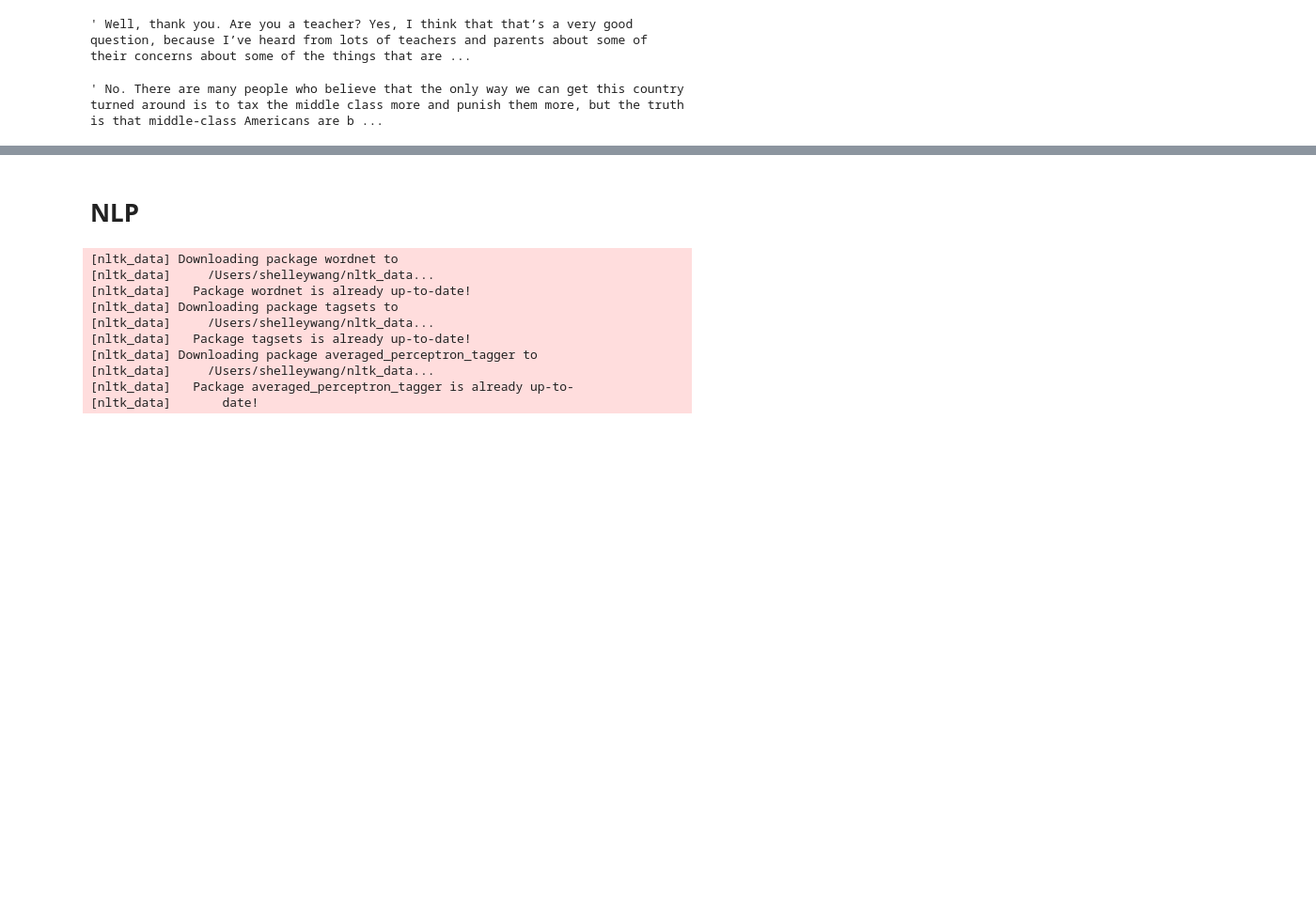
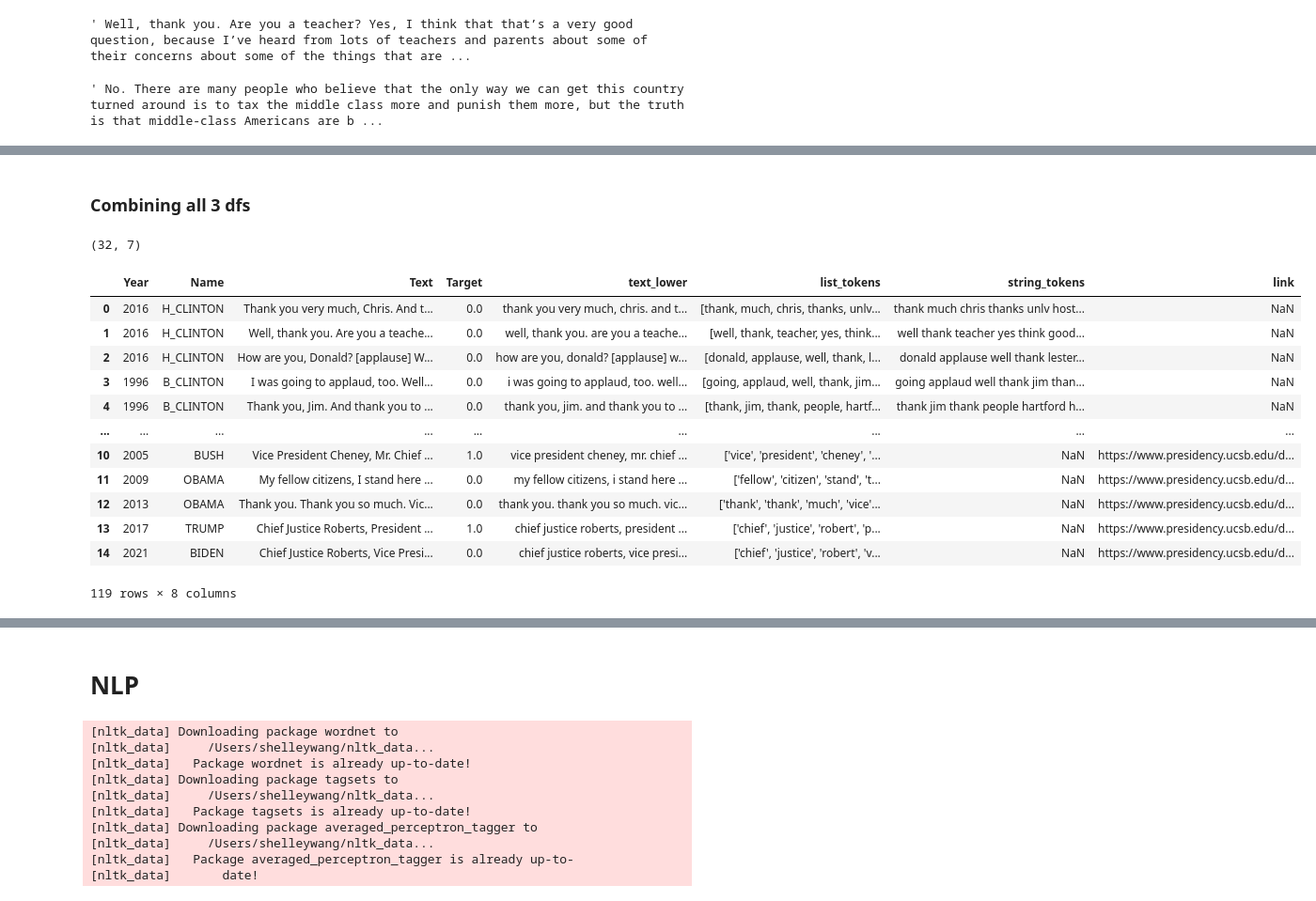
Before and after one commit to natehiatt/presidency_project, a Jupyter notebook: notebooks/shelley_scratch.ipynb, the cells around one changed output, grey strips where cells are left out. Shown: that part at 94% size. Cells and saved outputs as stored; diff of their text form; code cells hidden in the pictures; blank space fills up the shorter version.

```diff
--- a/notebooks/shelley_scratch.ipynb
+++ b/notebooks/shelley_scratch.ipynb
@@ -493,0 +559,6 @@ Name: count, dtype: int64
+# %%
+mask = (conventions_df['Name'] == "BUSH") & (conventions_df['Year'] > 1990)
+conventions_df.loc[mask, 'Name'] = "BUSH_2"
+# %%
+mask = (conventions_df['Name'] == "BUSH") & (conventions_df['Year'] < 1990)
+conventions_df.loc[mask, 'Name'] = "BUSH_1"
@@ -493,0 +587,18 @@ Name: count, dtype: int64
+# %%
+inaugural_df = pd.read_csv('../data/inaugural_speeches.csv')
+inaugural_df.drop(columns='Unnamed: 0', inplace=True)
+inaugural_df.rename(columns = {'date':'Year', 'name':'Name','text':'Text', 'tokens':'list_tokens'}, inplace = True)
+
+dems = ['kennedy', 'johnson', 'carter', 'clinton', 'obama', 'biden']
+
+inaugural_df['Target'] = 1  # Default value for rows not matching dems or ind
+
+for row in inaugural_df['Name']:
+    if row in dems:
+        inaugural_df.loc[inaugural_df['Name'] == row, 'Target'] = 0
+    else:
+        inaugural_df.loc[inaugural_df['Name'] == row, 'Target'] = 1
+
+inaugural_df['Name'] = [name.upper() for name in inaugural_df['Name']]
+
+inaugural_df.head()
@@ -493,0 +612,2 @@ Name: count, dtype: int64
+# %%
+inaugural_df['Name'] = inaugural_df['Name'].replace(to_replace={'CLINTON':'B_CLINTON'})
@@ -493,0 +629,23 @@ Name: count, dtype: int64
+# %% [markdown]
+### Combining all 3 dfs
+# %%
+conventions_df.shape
+# %% [output]
+(32, 7)
+# %%
+final_df = pd.concat([result_df, conventions_df, inaugural_df], axis=0)
+final_df
+# %% [output]
+|  | Year | Name | Text | Target | text_lower | list_tokens | string_tokens | link |
+| 0 | 2016 | H_CLINTON | Thank you very much, Chris. And t... | 0.0 | thank you very much, chris. and t... | [thank, much, chris, thanks, unlv... | thank much chris thanks unlv host... | NaN |
+| 1 | 2016 | H_CLINTON | Well, thank you. Are you a teache... | 0.0 | well, thank you. are you a teache... | [well, thank, teacher, yes, think... | well thank teacher yes think good... | NaN |
+| 2 | 2016 | H_CLINTON | How are you, Donald? [applause] W... | 0.0 | how are you, donald? [applause] w... | [donald, applause, well, thank, l... | donald applause well thank lester... | NaN |
+| 3 | 1996 | B_CLINTON | I was going to applaud, too. Well... | 0.0 | i was going to applaud, too. well... | [going, applaud, well, thank, jim... | going applaud well thank jim than... | NaN |
+| 4 | 1996 | B_CLINTON | Thank you, Jim. And thank you to ... | 0.0 | thank you, jim. and thank you to ... | [thank, jim, thank, people, hartf... | thank jim thank people hartford h... | NaN |
+| ... | ... | ... | ... | ... | ... | ... | ... | ... |
+| 10 | 2005 | BUSH | Vice President Cheney, Mr. Chief ... | 1.0 | vice president cheney, mr. chief ... | ['vice', 'president', 'cheney', '... | NaN | https://www.presidency.ucsb.edu/d... |
+| 11 | 2009 | OBAMA | My fellow citizens, I stand here ... | 0.0 | my fellow citizens, i stand here ... | ['fellow', 'citizen', 'stand', 't... | NaN | https://www.presidency.ucsb.edu/d... |
+| 12 | 2013 | OBAMA | Thank you. Thank you so much. Vic... | 0.0 | thank you. thank you so much. vic... | ['thank', 'thank', 'much', 'vice'... | NaN | https://www.presidency.ucsb.edu/d... |
+| 13 | 2017 | TRUMP | Chief Justice Roberts, President ... | 1.0 | chief justice roberts, president ... | ['chief', 'justice', 'robert', 'p... | NaN | https://www.presidency.ucsb.edu/d... |
+| 14 | 2021 | BIDEN | Chief Justice Roberts, Vice Presi... | 0.0 | chief justice roberts, vice presi... | ['chief', 'justice', 'robert', 'v... | NaN | https://www.presidency.ucsb.edu/d... |
+119 rows × 8 columns
```
Also changed, not shown: parts of 30 cells of this notebook, 3 other files.
